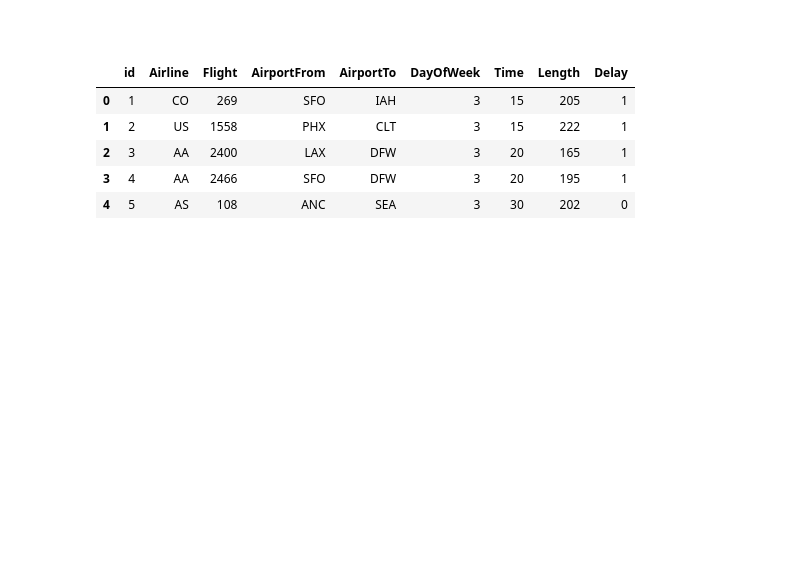
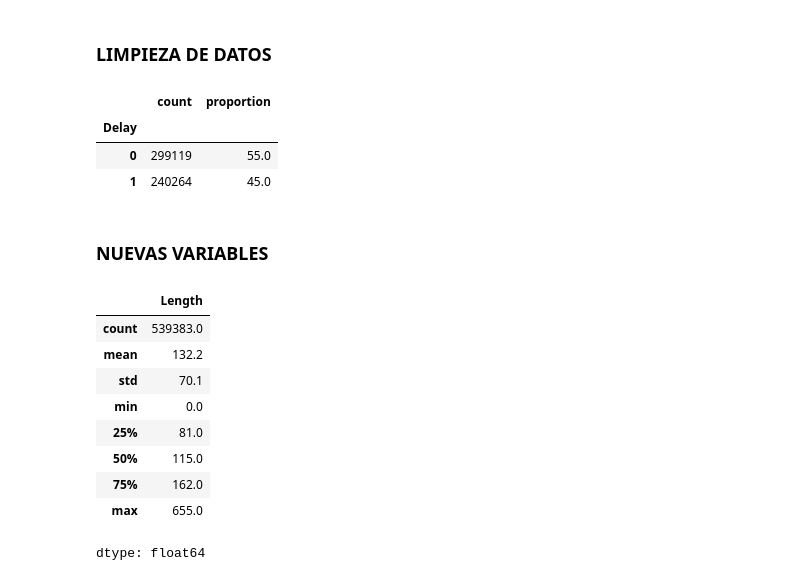
Before and after one commit to Sts87/FlightOnTime, a Jupyter notebook: FlightOnTime-Analisis.ipynb, the cells around one changed output. Saved outputs shown, nothing was run; the diff lists cells and outputs as text; code cells hidden in the pictures; blank space fills up the shorter version.

Commit message:
Analisis preliminar y variables adicionales

```diff
--- a/FlightOnTime-Analisis.ipynb
+++ b/FlightOnTime-Analisis.ipynb
@@ -8,14 +25,33 @@ import seaborn as sns
+# %% [markdown]
+### LIMPIEZA DE DATOS
+# %%
+# ELIMINAR COLUMNA CODIGO
+df.drop('id', axis=1, inplace=True)
+# %%
+# IDENTIFICAR SI HAY DESBALANCEO
+# No hay desbalanceo: proporcion 55-45%
+df_cnt = df['Delay'].value_counts()
+df_pct = df['Delay'].value_counts(normalize=True).round(2) * 100
+
+df_delay = pd.concat([df_cnt, df_pct], axis=1)
+df_delay
+# %% [output]
+|  | count | proportion |
+| Delay |  |  |
+| 0 | 299119 | 55.0 |
+| 1 | 240264 | 45.0 |
 # %% [markdown]
-###
+### NUEVAS VARIABLES
-# %%
-# CARGAR DATA
-url = 'https://raw.githubusercontent.com/Sts87/FlightOnTime/refs/heads/main/data/Airlines.csv'
-df = pd.read_csv(url)
-df.sample(5)
-# %% [output]
-|  | id | Airline | Flight | AirportFrom | AirportTo | DayOfWeek | Time | Length | Delay |
-| 0 | 1 | CO | 269 | SFO | IAH | 3 | 15 | 205 | 1 |
-| 1 | 2 | US | 1558 | PHX | CLT | 3 | 15 | 222 | 1 |
-| 2 | 3 | AA | 2400 | LAX | DFW | 3 | 20 | 165 | 1 |
-| 3 | 4 | AA | 2466 | SFO | DFW | 3 | 20 | 195 | 1 |
-| 4 | 5 | AS | 108 | ANC | SEA | 3 | 30 | 202 | 0 |
+# %%
+df['Length'].describe().round(1)
+# %% [output]
+|  | Length |
+| count | 539383.0 |
+| mean | 132.2 |
+| std | 70.1 |
+| min | 0.0 |
+| 25% | 81.0 |
+| 50% | 115.0 |
+| 75% | 162.0 |
+| max | 655.0 |
+dtype: float64
```
Also changed, not shown: parts of 5 cells of this notebook.
